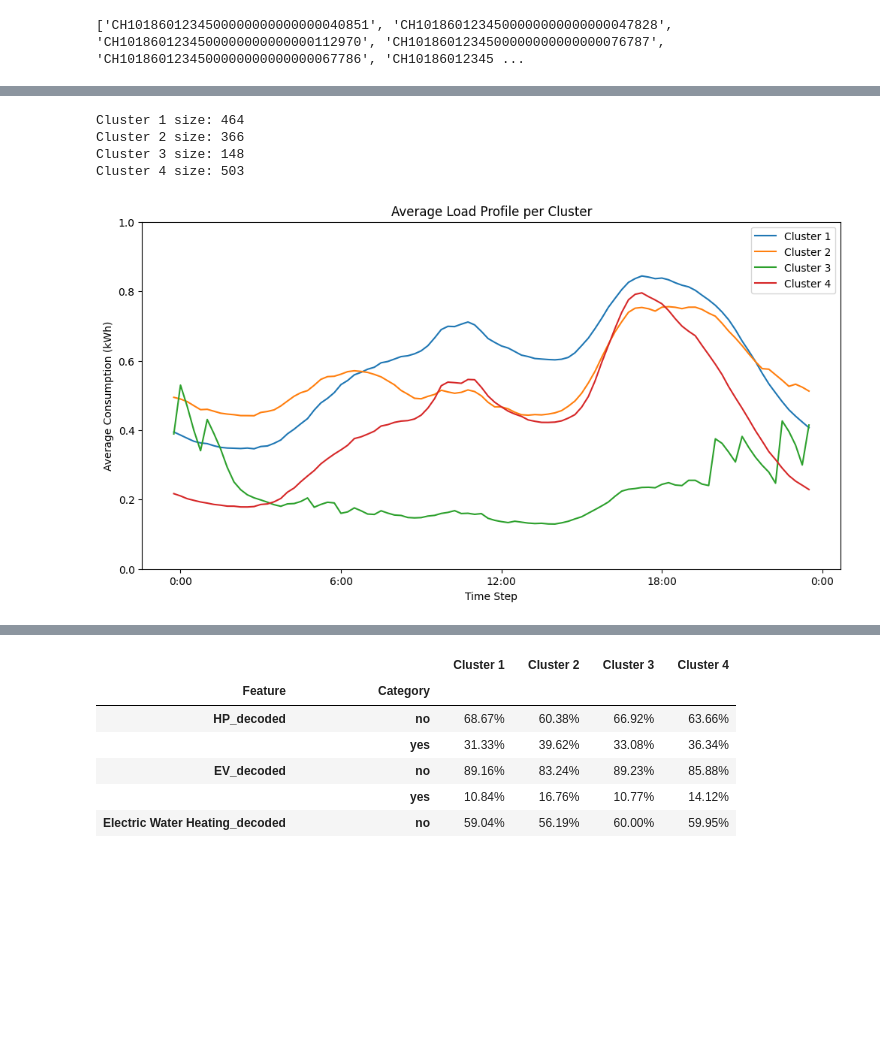
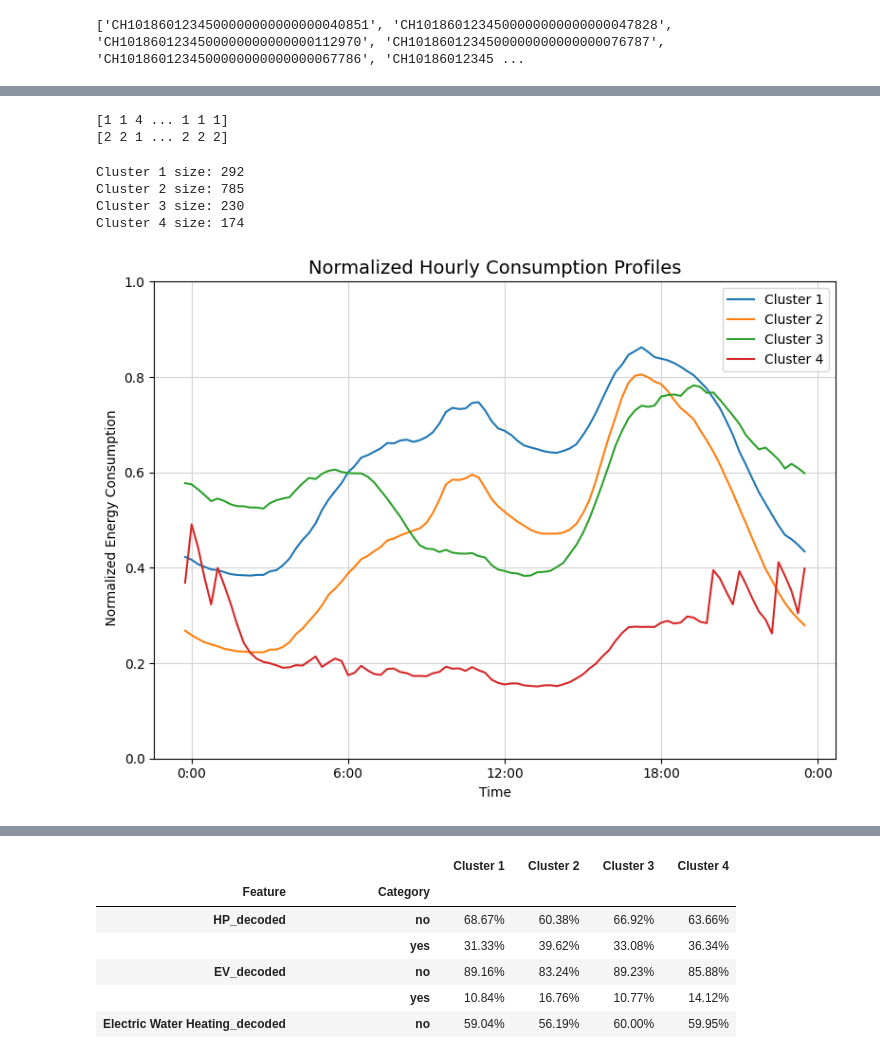
Before and after one commit to jasigrist/Customer_Segmentation_Lantern, a Jupyter notebook: KPrototypes/kPrototypes_Clustering.ipynb, the cells around one changed output, grey strips where cells are left out. Drawn from its saved outputs; the diff is of its cells as text; code cells hidden in the pictures; blank space fills up the shorter version.

Commit message:
Improved Plots

```diff
--- a/KPrototypes/kPrototypes_Clustering.ipynb
+++ b/KPrototypes/kPrototypes_Clustering.ipynb
@@ -56,7 +56,7 @@ Shape of the 3D array: (1481, 96, 1)
 # %%
 #read the file according to the filenames extracted before
 
-result_df = pl.read_csv(f'/Users/jansigrist/Documents/SP/Customer_Segmentation_Lantern/Results/hourly_avg_clustering_category.csv')
+result_df = pl.read_csv(f'/Users/jansigrist/Documents/SP/Customer_Segmentation_Lantern/Results/DATA/Survey/hourly_avg_clustering_category.csv')
 
 order_dict = {house_id: i for i, house_id in enumerate(filename_list)}
 
@@ -187,0 +193,10 @@ Cluster labels:
+# %%
+print(clusters)
+
+remap = {3: 4, 4: 1, 1: 2, 2: 3}
+clusters = np.vectorize(remap.get)(clusters)
+
+print(clusters)
+# %% [output]
+[1 1 4 ... 1 1 1]
+[2 2 1 ... 2 2 2]
@@ -188,25 +216,41 @@ Cluster labels:
 # %%
 unique_clusters = np.unique(clusters)
 
 labels = ['0:00','6:00','12:00','18:00','0:00']
+colors= ['#1f77b4', '#ff7f0e', '#2ca02c', '#d62728','#9467bd']
 
-plt.figure(figsize=(12, 6))
+plt.figure(figsize=(8, 6))
 for cl in unique_clusters:
     idx = np.where(clusters == cl)[0]
     avg_profile = time_series_numeric[idx].mean(axis=0)
     plt.plot(avg_profile, label=f'Cluster {cl}')
     print(f'Cluster {cl} size: {len(idx)}')
 
-plt.title('Average Load Profile per Cluster')
+plt.title("Normalized Hourly Consumption Profiles", fontsize=14)
+plt.xlabel("Time")
+plt.ylabel(" Normalized Energy Consumption")
+plt.ylim(0,1)
+#plt.xticks(range(1,108,12),labels=labels)
 plt.xticks(range(1,120,24),labels=labels)
-plt.xlabel('Time Step')
-plt.ylim(0, 1)
-plt.ylabel('Average Consumption (kWh)')
-plt.legend()
+plt.tight_layout()
+#plt.legend()
+#plt.margins(0)
+plt.grid(True, color = 'lightgray')
+plt.legend(
+    #title='Category',
+    loc='upper right',
+    bbox_to_anchor=(1, 1),  # Adjust this value for vertical position
+    ncol=1,
+    fontsize='medium'
+)
+plt.savefig(
+    "/Users/jansigrist/Documents/SP/Customer_Segmentation_Lantern/Results/Plots/Cluster/HourlyAveraged_KProt.png",
+    bbox_inches='tight'
+    )
 plt.show()
 # %% [output]
-Cluster 1 size: 464
-Cluster 2 size: 366
-Cluster 3 size: 148
-Cluster 4 size: 503
+Cluster 1 size: 292
+Cluster 2 size: 785
+Cluster 3 size: 230
+Cluster 4 size: 174
-[figure, old version]
+[figure, new version]
```
Also changed, not shown: parts of 9 cells of this notebook, 6 other files.
